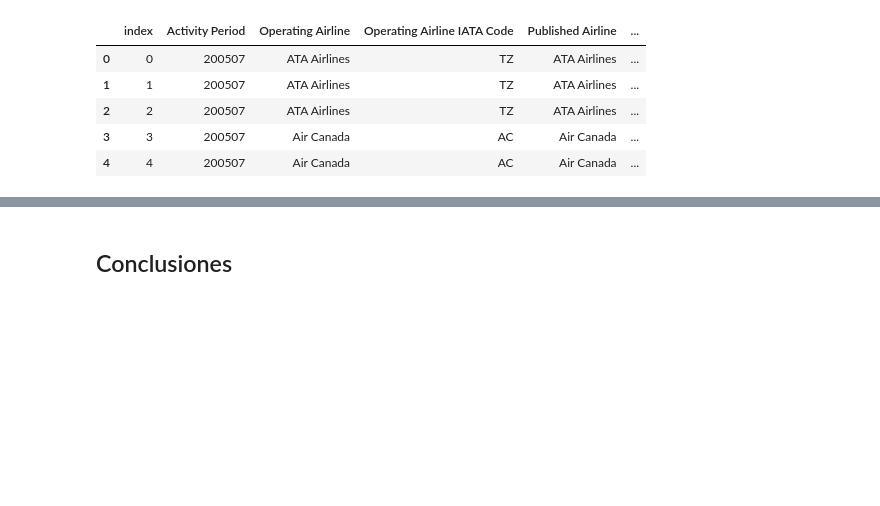
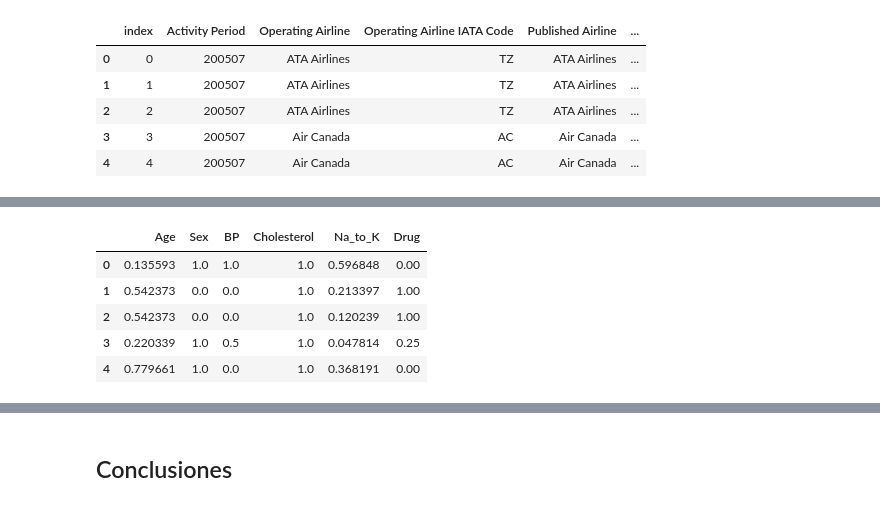
Before and after one commit to mrf1989/5rua-visualization, a Jupyter notebook: src/visualization.ipynb, the cells around one changed output, grey strips where cells are left out. Saved outputs shown, nothing was run; the diff lists cells and outputs as text; code cells hidden in the pictures; blank space fills up the shorter version.

```diff
--- a/src/visualization.ipynb
+++ b/src/visualization.ipynb
@@ -295,3 +302,8 @@ df_drug["BP"] = pd.Categorical(df_drug["BP"], categories=["LOW", "NORMAL", "HIGH
+# %%
+df_drug["BP"] = pd.Categorical(df_drug["BP"], categories=["LOW", "NORMAL", "HIGH"], ordered=True)
+df_drug["Cholesterol"] = pd.Categorical(df_drug["Cholesterol"], categories=["NORMAL", "HIGH"], ordered=True)
+df_drug["Sex"] = pd.Categorical(df_drug["Sex"], categories=["M", "F"], ordered=False)
+df_drug["Drug"] = pd.Categorical(df_drug["Drug"], categories=["DrugY", "drugX", "drugA", "drugB", "drugC"], ordered=False)
 # %%
 def plot_box(df, column):
   quartiles = df.quantile([0.25, 0.5, 0.75])
@@ -354,0 +423,20 @@ plot_histogram(df_drug, "Age", "Patient Age", "Age")
+# %%
+# copiar dataframe df_drug para no modificar el original
+df_drug_copy = df_drug.copy()
+
+# convertir categorías a números
+df_drug_copy["BP"] = df_drug_copy["BP"].cat.codes
+df_drug_copy["Cholesterol"] = df_drug_copy["Cholesterol"].cat.codes
+df_drug_copy["Drug"] = df_drug_copy["Drug"].cat.codes
+df_drug_copy["Sex"] = df_drug_copy["Sex"].cat.codes
+# %%
+# convertir valores del dataframe df_drug_copy entre 0 y 1
+df_drug_copy = (df_drug_copy - df_drug_copy.min()) / (df_drug_copy.max() - df_drug_copy.min())
+df_drug_copy.head()
+# %% [output]
+|  | Age | Sex | BP | Cholesterol | Na_to_K | Drug |
+| 0 | 0.135593 | 1.0 | 1.0 | 1.0 | 0.596848 | 0.00 |
+| 1 | 0.542373 | 0.0 | 0.0 | 1.0 | 0.213397 | 1.00 |
+| 2 | 0.542373 | 0.0 | 0.0 | 1.0 | 0.120239 | 1.00 |
+| 3 | 0.220339 | 1.0 | 0.5 | 1.0 | 0.047814 | 0.25 |
+| 4 | 0.779661 | 1.0 | 0.0 | 1.0 | 0.368191 | 0.00 |
```
Also changed, not shown: parts of 16 cells of this notebook.
